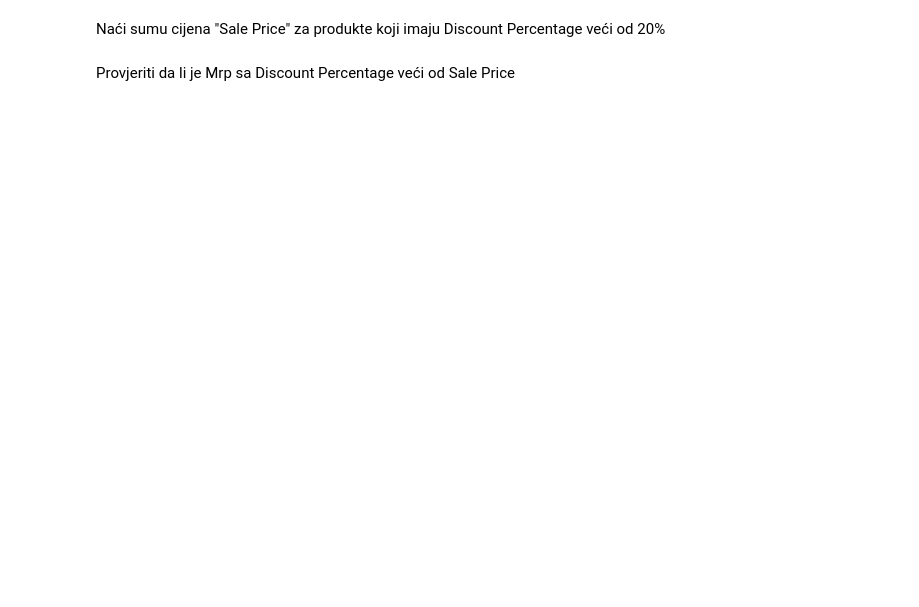
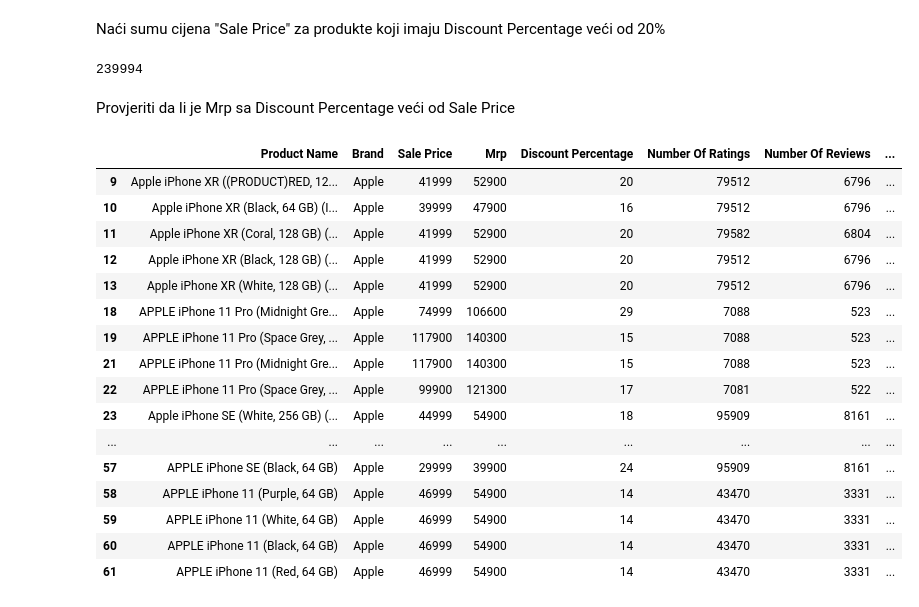
Before and after one commit to adnan-it-academy/data-management, a Jupyter notebook: vjezba 2/vjezba.ipynb, the cells around one changed output. Saved outputs shown, nothing was run; the diff lists cells and outputs as text; code cells hidden in the pictures; blank space fills up the shorter version.

```diff
--- a/vjezba 2/vjezba.ipynb
+++ b/vjezba 2/vjezba.ipynb
@@ -2,3 +2,5 @@
 import pandas as pd
 # %% [markdown]
 Učitavanje dataseta
+# %%
+df = pd.read_csv("apple_products.csv")
@@ -27,4 +192,28 @@ Ispisati sve redove iz dataseta koji imaju Discount Percentage veći od 20%
 # %% [markdown]
 Naći sumu cijena "Sale Price" za produkte koji imaju Discount Percentage veći od 20%
+# %%
+sum(df[df["Discount Percentage"] > 20]["Sale Price"])
+# %% [output]
+239994
 # %% [markdown]
 Provjeriti da li je Mrp sa Discount Percentage veći od Sale Price
+# %%
+df[df['Mrp']*df['Discount Percentage'] > df['Sale Price']]
+# %% [output]
+|  | Product Name | Brand | Sale Price | Mrp | Discount Percentage | Number Of Ratings | Number Of Reviews | ... |
+| 9 | Apple iPhone XR ((PRODUCT)RED, 12... | Apple | 41999 | 52900 | 20 | 79512 | 6796 | ... |
+| 10 | Apple iPhone XR (Black, 64 GB) (I... | Apple | 39999 | 47900 | 16 | 79512 | 6796 | ... |
+| 11 | Apple iPhone XR (Coral, 128 GB) (... | Apple | 41999 | 52900 | 20 | 79582 | 6804 | ... |
+| 12 | Apple iPhone XR (Black, 128 GB) (... | Apple | 41999 | 52900 | 20 | 79512 | 6796 | ... |
+| 13 | Apple iPhone XR (White, 128 GB) (... | Apple | 41999 | 52900 | 20 | 79512 | 6796 | ... |
+| 18 | APPLE iPhone 11 Pro (Midnight Gre... | Apple | 74999 | 106600 | 29 | 7088 | 523 | ... |
+| 19 | APPLE iPhone 11 Pro (Space Grey, ... | Apple | 117900 | 140300 | 15 | 7088 | 523 | ... |
+| 21 | APPLE iPhone 11 Pro (Midnight Gre... | Apple | 117900 | 140300 | 15 | 7088 | 523 | ... |
+| 22 | APPLE iPhone 11 Pro (Space Grey, ... | Apple | 99900 | 121300 | 17 | 7081 | 522 | ... |
+| 23 | Apple iPhone SE (White, 256 GB) (... | Apple | 44999 | 54900 | 18 | 95909 | 8161 | ... |
+| ... | ... | ... | ... | ... | ... | ... | ... | ... |
+| 57 | APPLE iPhone SE (Black, 64 GB) | Apple | 29999 | 39900 | 24 | 95909 | 8161 | ... |
+| 58 | APPLE iPhone 11 (Purple, 64 GB) | Apple | 46999 | 54900 | 14 | 43470 | 3331 | ... |
+| 59 | APPLE iPhone 11 (White, 64 GB) | Apple | 46999 | 54900 | 14 | 43470 | 3331 | ... |
+| 60 | APPLE iPhone 11 (Black, 64 GB) | Apple | 46999 | 54900 | 14 | 43470 | 3331 | ... |
+| 61 | APPLE iPhone 11 (Red, 64 GB) | Apple | 46999 | 54900 | 14 | 43470 | 3331 | ... |
```
Also changed, not shown: parts of 13 cells of this notebook, 2 other files.
